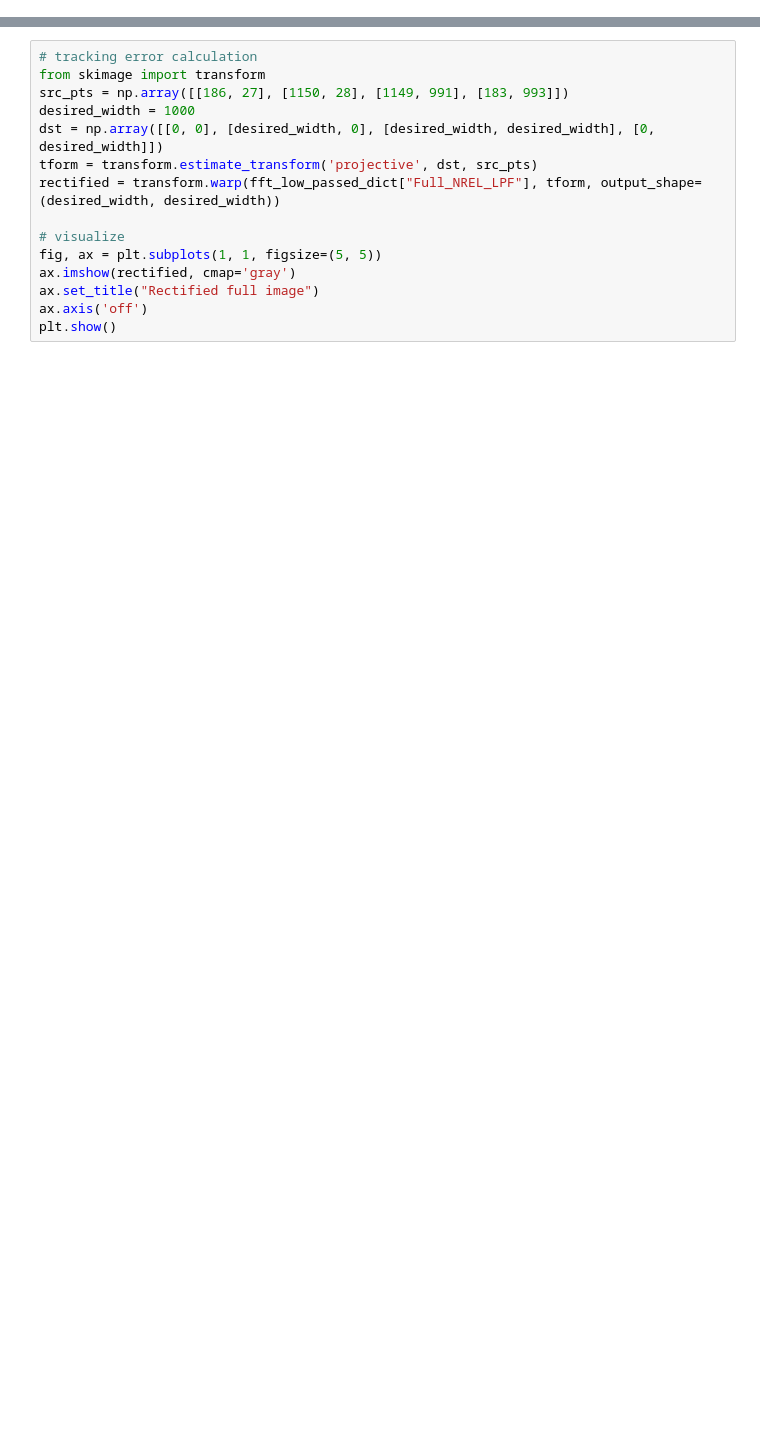
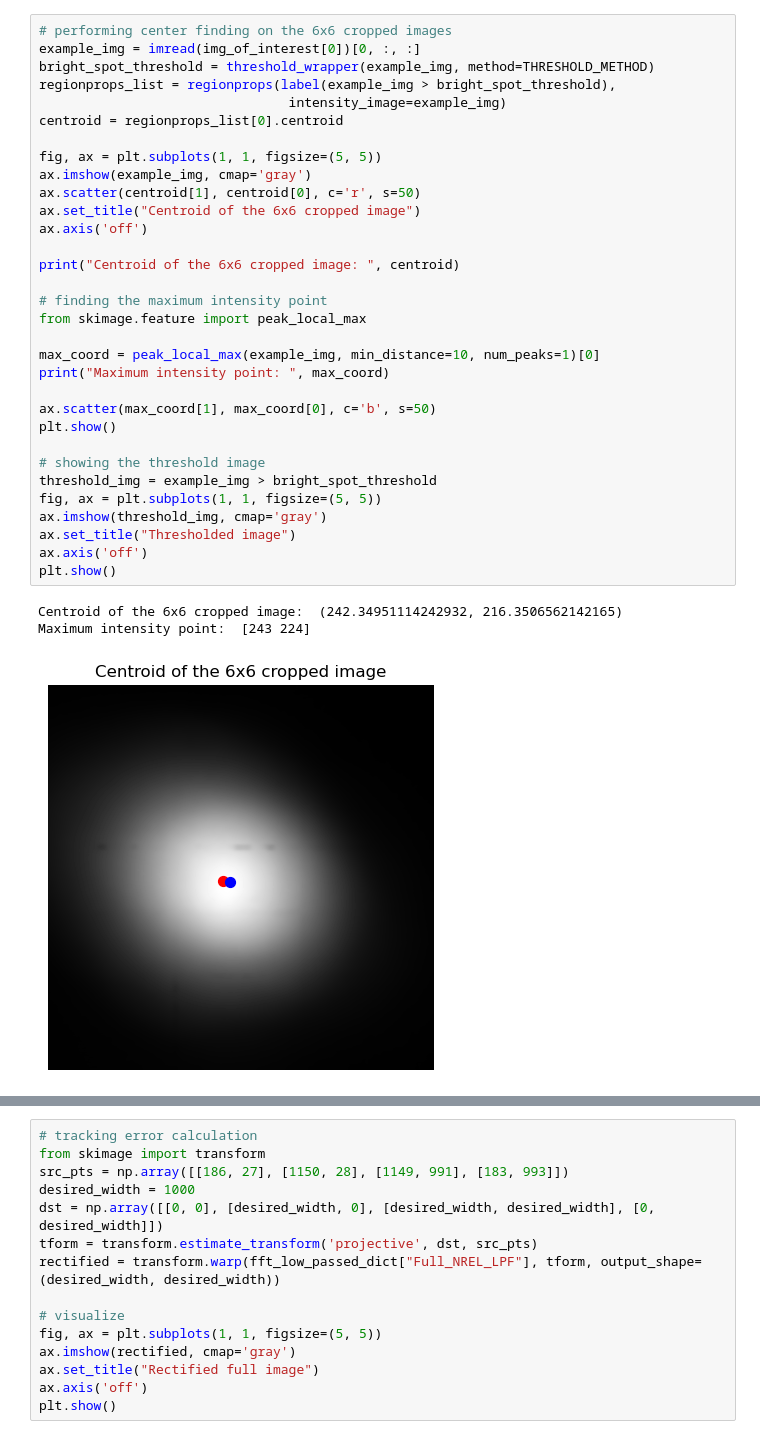
Before and after one commit to NREL/NREL-Beam-Characterization, a Jupyter notebook: Round_robin_test_PAS_3_12_2025.ipynb, the cells around one changed output, grey strips where cells are left out. Cells and saved outputs as stored; diff of their text form; blank space fills up the shorter version.

```diff
--- a/Round_robin_test_PAS_3_12_2025.ipynb
+++ b/Round_robin_test_PAS_3_12_2025.ipynb
@@ -412,0 +439,36 @@ print()
+# %%
+# performing center finding on the 6x6 cropped images
+example_img = imread(img_of_interest[0])[0, :, :]
+bright_spot_threshold = threshold_wrapper(example_img, method=THRESHOLD_METHOD)
+regionprops_list = regionprops(label(example_img > bright_spot_threshold),
+                                intensity_image=example_img)
+centroid = regionprops_list[0].centroid
+
+fig, ax = plt.subplots(1, 1, figsize=(5, 5))
+ax.imshow(example_img, cmap='gray')
+ax.scatter(centroid[1], centroid[0], c='r', s=50)
+ax.set_title("Centroid of the 6x6 cropped image")
+ax.axis('off')
+
+print("Centroid of the 6x6 cropped image: ", centroid)
+
+# finding the maximum intensity point
+from skimage.feature import peak_local_max
+
+max_coord = peak_local_max(example_img, min_distance=10, num_peaks=1)[0]
+print("Maximum intensity point: ", max_coord)
+
+ax.scatter(max_coord[1], max_coord[0], c='b', s=50)
+plt.show()
+
+# showing the threshold image
+threshold_img = example_img > bright_spot_threshold
+fig, ax = plt.subplots(1, 1, figsize=(5, 5))
+ax.imshow(threshold_img, cmap='gray')
+ax.set_title("Thresholded image")
+ax.axis('off')
+plt.show()
+# %% [output]
+Centroid of the 6x6 cropped image:  (242.34951114242932, 216.3506562142165)
+Maximum intensity point:  [243 224]
+[figure, added]
```
Also changed, not shown: parts of 13 cells of this notebook.
